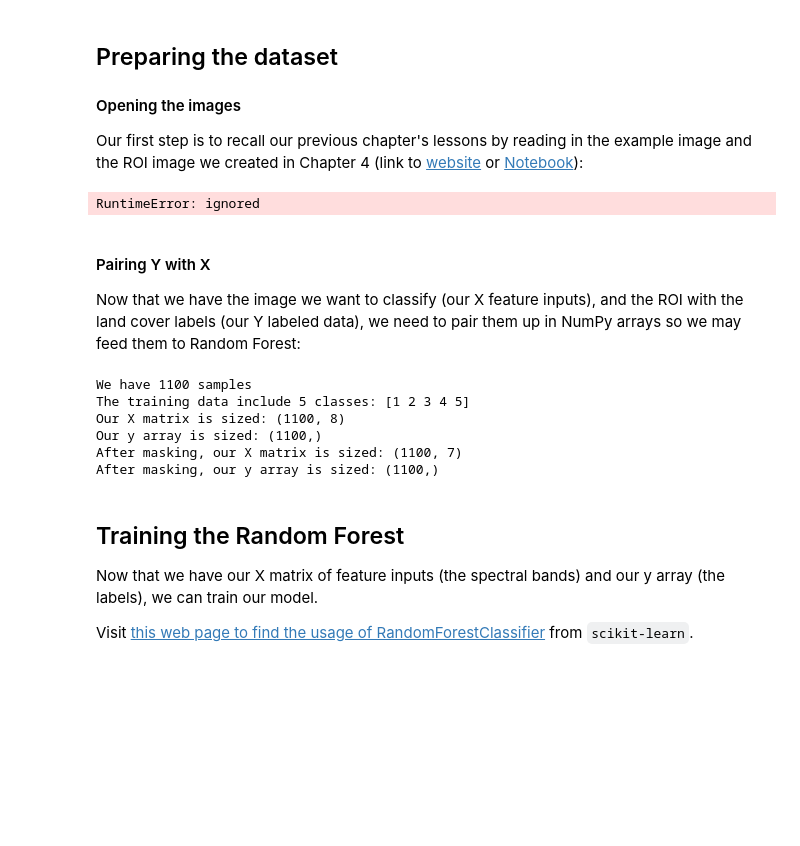
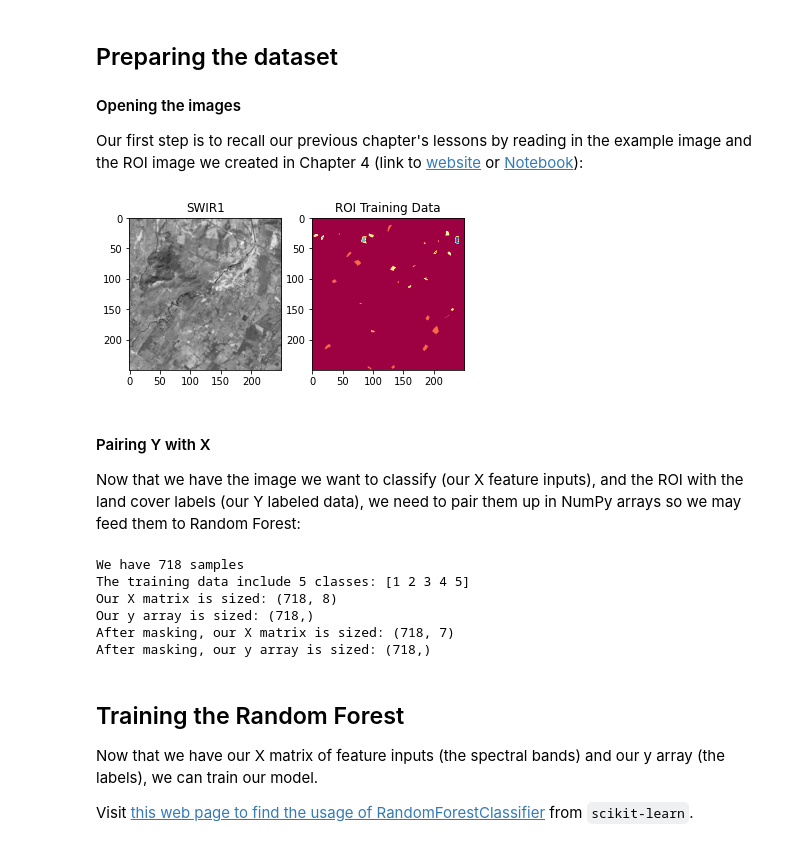
Before and after one commit to hsgarciad/open-geo-tutorial, a Jupyter notebook: Python/chapters/chapter_5_classification.ipynb, the cells around one changed output. Cells and saved outputs as stored; diff of their text form; code cells hidden in the pictures; blank space fills up the shorter version.

```diff
--- a/Python/chapters/chapter_5_classification.ipynb
+++ b/Python/chapters/chapter_5_classification.ipynb
@@ -62,36 +69,36 @@ from __future__ import print_function, division
 # Import GDAL, NumPy, and matplotlib
 from osgeo import gdal, gdal_array
 import numpy as np
 import matplotlib.pyplot as plt
 %matplotlib inline
 
 # Tell GDAL to throw Python exceptions, and register all drivers
 gdal.UseExceptions()
 gdal.AllRegister()
 
 # Read in our image and ROI image
-img_ds = gdal.Open('content/drive/MyDrive/example/LE70220491999322EDC01_stack.gtif', gdal.GA_ReadOnly)
-roi_ds = gdal.Open('content/drive/MyDrive/example/training_data.gtif', gdal.GA_ReadOnly)
+img_ds = gdal.Open('/content/drive/MyDrive/open-geo-tutorial/example/LE70220491999322EDC01_stack.gtif', gdal.GA_ReadOnly)
+roi_ds = gdal.Open('/content/drive/MyDrive/open-geo-tutorial/example/training_data.gtif', gdal.GA_ReadOnly)
 
 img = np.zeros((img_ds.RasterYSize, img_ds.RasterXSize, img_ds.RasterCount),
                gdal_array.GDALTypeCodeToNumericTypeCode(img_ds.GetRasterBand(1).DataType))
 for b in range(img.shape[2]):
     img[:, :, b] = img_ds.GetRasterBand(b + 1).ReadAsArray()
 
 roi = roi_ds.GetRasterBand(1).ReadAsArray().astype(np.uint8)
 
 # Display them
 plt.subplot(121)
 plt.imshow(img[:, :, 4], cmap=plt.cm.Greys_r)
 plt.title('SWIR1')
 
 plt.subplot(122)
 plt.imshow(roi, cmap=plt.cm.Spectral)
 plt.title('ROI Training Data')
 
 plt.show()
 # %% [output]
-RuntimeError: ignored
+[figure, added]
 # %% [markdown]
 #### Pairing Y with X
 Now that we have the image we want to classify (our X feature inputs), and the ROI with the land cover labels (our Y labeled data), we need to pair them up in NumPy arrays so we may feed them to Random Forest:
@@ -123,12 +130,12 @@ y = y[clear]
 print('After masking, our X matrix is sized: {sz}'.format(sz=X.shape))
 print('After masking, our y array is sized: {sz}'.format(sz=y.shape))
 # %% [output]
-We have 1100 samples
+We have 718 samples
 The training data include 5 classes: [1 2 3 4 5]
-Our X matrix is sized: (1100, 8)
-Our y array is sized: (1100,)
-After masking, our X matrix is sized: (1100, 7)
-After masking, our y array is sized: (1100,)
+Our X matrix is sized: (718, 8)
+Our y array is sized: (718,)
+After masking, our X matrix is sized: (718, 7)
+After masking, our y array is sized: (718,)
 # %% [markdown]
 ## Training the Random Forest
 Now that we have our X matrix of feature inputs (the spectral bands) and our y array (the labels), we can train our model.
```
Also changed, not shown: parts of 7 cells of this notebook.
